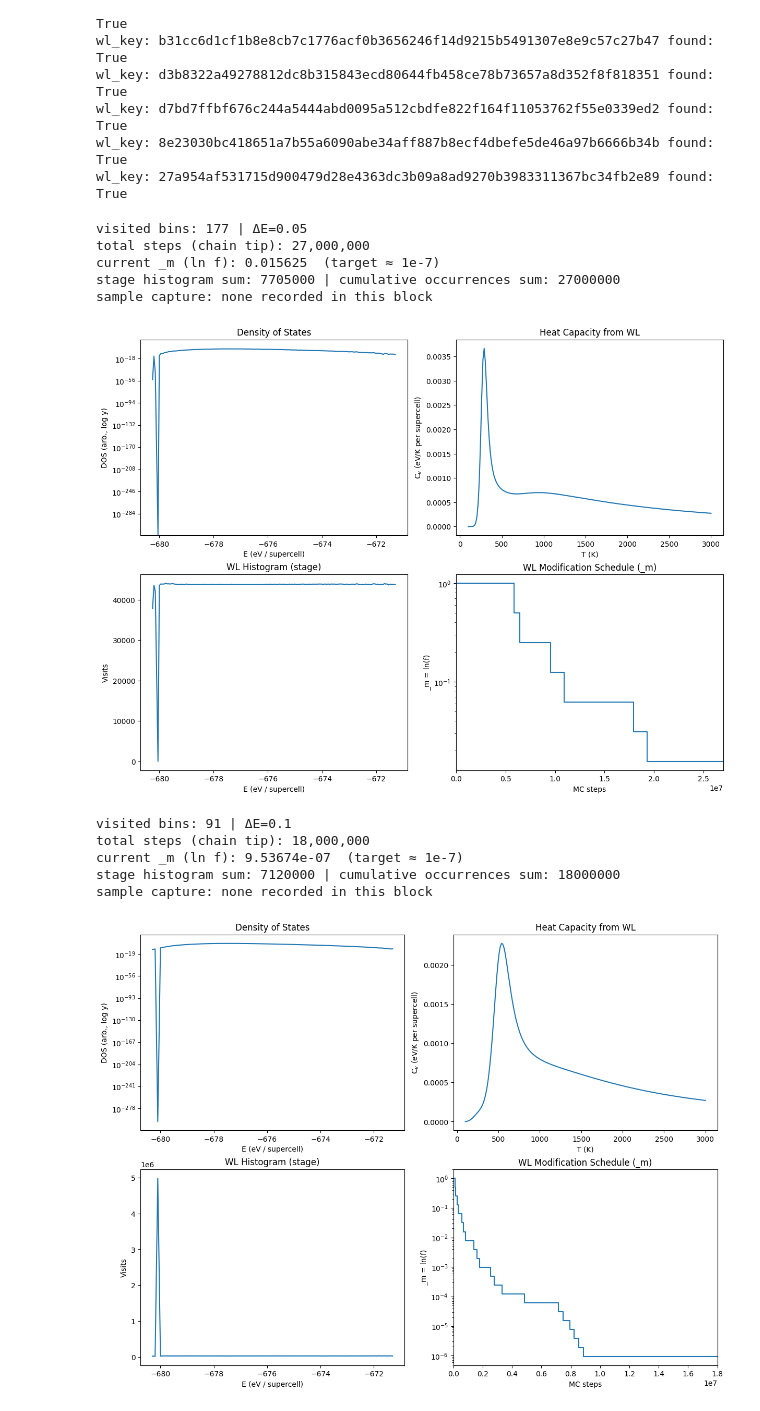
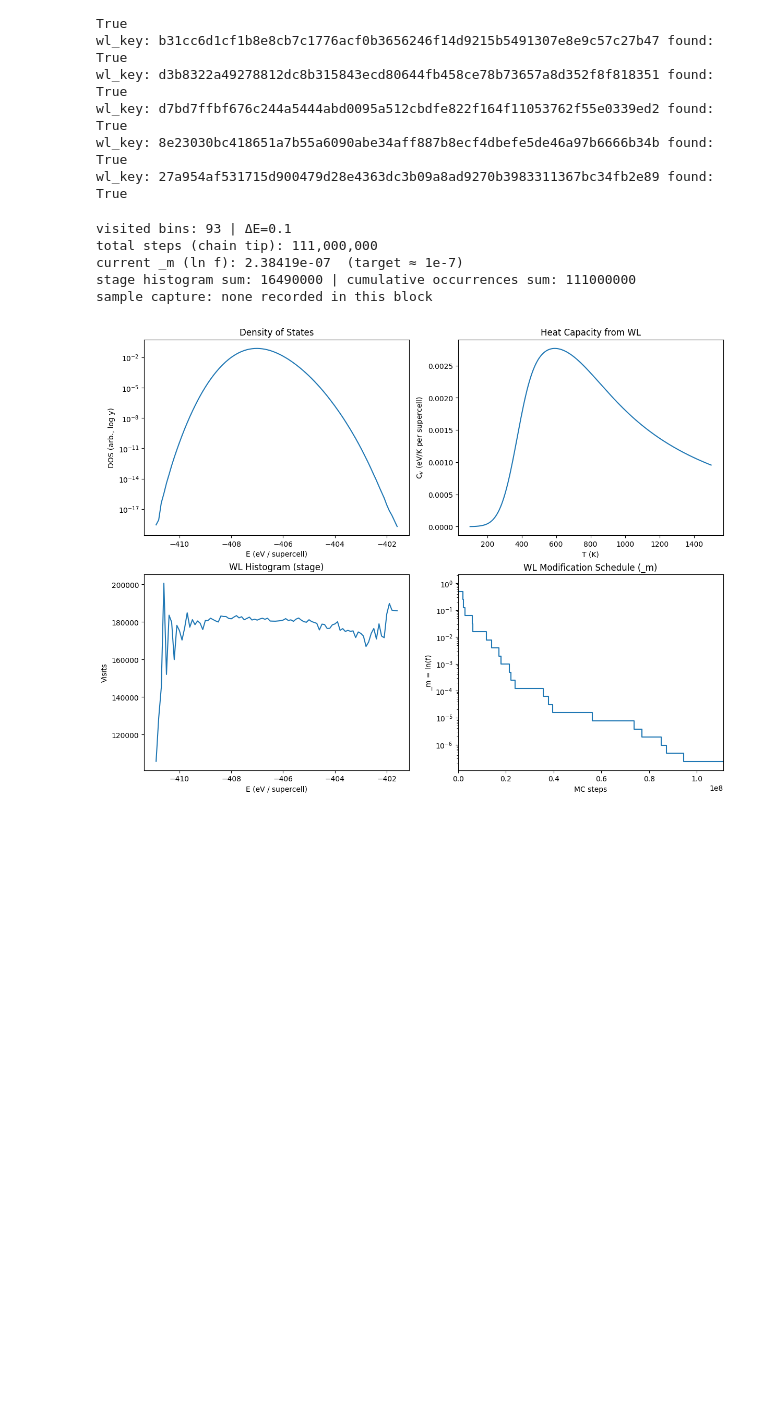
Before and after one commit to ColinBundschu/phase-edge, a Jupyter notebook: testing/visualize_wl.ipynb, the cells around one changed output. Cells and saved outputs as stored; diff of their text form; code cells hidden in the pictures; blank space fills up the shorter version.

```diff
--- a/testing/visualize_wl.ipynb
+++ b/testing/visualize_wl.ipynb
@@ -1,8 +1,8 @@
 # %%
 from phaseedge.sampling.wl_block_driver import fetch_wl_tip
-from phaseedge.storage.store import build_jobstore
+from phaseedge.storage.store import get_jobstore
 
-js = build_jobstore()
+js = get_jobstore()
 
 # Query ALL CEModelDocs (payload is under "output" in your DB); load=True rehydrates big fields.
 rows = js.query(criteria={"output.kind": "WLBlockDoc"}, load=True)
@@ -33,7 +33,7 @@ import matplotlib.pyplot as plt
 from collections import defaultdict
 
 from phaseedge.sampling.wl_block_driver import fetch_wl_tip
-from phaseedge.storage.store import build_jobstore
+from phaseedge.storage.store import get_jobstore
 
 # ----------------------------- types ---------------------------------------
 
@@ -98,7 +98,7 @@ def load_mod_schedule(wl_key: str, m0: float = 1.0) -> tuple[np.ndarray, np.ndar
     m_vals : np.ndarray[float]
         Same length as steps; m at each change point.
     """
-    js = build_jobstore()
+    js = get_jobstore()
     rows = list(
         js.docs_store.query(
             criteria={"output.kind": "WLBlockDoc", "output.wl_key": wl_key},
@@ -177,7 +177,7 @@ def analyze_wl_chain(wl_key: str) -> None:
     kB: float = 8.617333262e-5  # eV/K
     E:  np.ndarray = levels.astype(float)
     E_rr: np.ndarray = E - E.min() if E.size else E
-    Ts: np.ndarray = np.linspace(100.0, 3000.0, 200)
+    Ts: np.ndarray = np.linspace(100.0, 1500.0, 200)
 
     def _weights(T: float) -> np.ndarray:
         return np.exp(S_shift - E_rr / (kB * T))
@@ -239,48 +239,37 @@ def analyze_wl_chain(wl_key: str) -> None:
     ax.set_ylabel("C$_v$ (eV/K per supercell)")
     ax.set_title("Heat Capacity from WL")
 
     ax = axs[1, 0]
     y_visits = hist if hist.sum() > 0 else occ_all
     label = "Histogram (stage)" if y_visits is hist else "Occurrences (cumulative)"
     if y_visits.size:
         ax.plot(E, y_visits)
     ax.set_xlabel("E (eV / supercell)")
     ax.set_ylabel("Visits")
     ax.set_title(f"WL {label}")
 
     ax = axs[1, 1]
     right_x = max(int(steps_total), int(steps_m[-1]) if steps_m.size else 0)
     steps_m_ext, m_vals_ext = _extend_stair_to(steps_m, m_vals, right_x)
     ax.step(steps_m_ext, m_vals_ext, where="post")
     ax.set_xlim(0, right_x)
     ax.set_xlabel("MC steps")
     ax.set_ylabel("_m = ln(f)")
     ax.set_yscale('log')
     ax.set_title("WL Modification Schedule (_m)")
 
     plt.show()
 
 
 # ----------------------------- run ----------------------------------------
 
 # Replace with your WL key:
-# analyze_wl_chain("") # MgFeO2 3x3x3 refined 50:50
-# analyze_wl_chain("") # MgAl2O4 2x2x2 refined
-analyze_wl_chain("fe60e1c39376683da40f6e243d40a51d0aa31c3aa0e29073d483d90a92837504") # MgGa2O4 2x2x2 VASP unrefined
-analyze_wl_chain("1311a94f5d64fbbb02e984e8487d739da17c68acdd46b4cf7ef6d7021f2b4e7e") # MgGa2O4 2x2x2 VASP unrefined
-# analyze_wl_chain("80d8c390132405b8ba7a1bb775c35a50ef1fe4acbafd10c247fe3e20a643638c") # ZnAl2O4 2x2x2 refined
-# analyze_wl_chain("453865df7deffca7d2e6dc2246e8a2fa08683264868486e50a6fd7f03fa1db15") # Sr2TaAlO6 3x3x3 unrefined
+analyze_wl_chain("36b6cc5f4499df97eb9d81ed32e606358ad0c3c65822e7b872f8810196017412") # Li2MgCl4
 # %% [output]
-visited bins: 177 | ΔE=0.05
-total steps (chain tip): 27,000,000
-current _m (ln f): 0.015625  (target ≈ 1e-7)
-stage histogram sum: 7705000 | cumulative occurrences sum: 27000000
+visited bins: 93 | ΔE=0.1
+total steps (chain tip): 111,000,000
+current _m (ln f): 2.38419e-07  (target ≈ 1e-7)
+stage histogram sum: 16490000 | cumulative occurrences sum: 111000000
 sample capture: none recorded in this block
-[figure, old version]
+[figure, new version]
-visited bins: 91 | ΔE=0.1
-total steps (chain tip): 18,000,000
-current _m (ln f): 9.53674e-07  (target ≈ 1e-7)
-stage histogram sum: 7120000 | cumulative occurrences sum: 18000000
-sample capture: none recorded in this block
-[figure, removed]
 # %%
```
Also changed, not shown: parts of 1 cell of this notebook, 13 other files.
